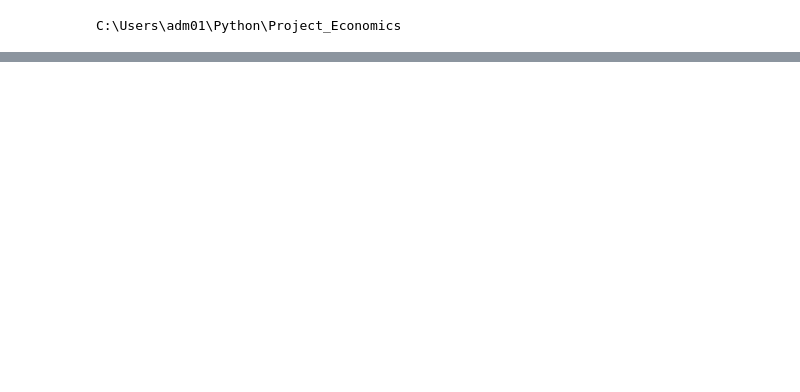
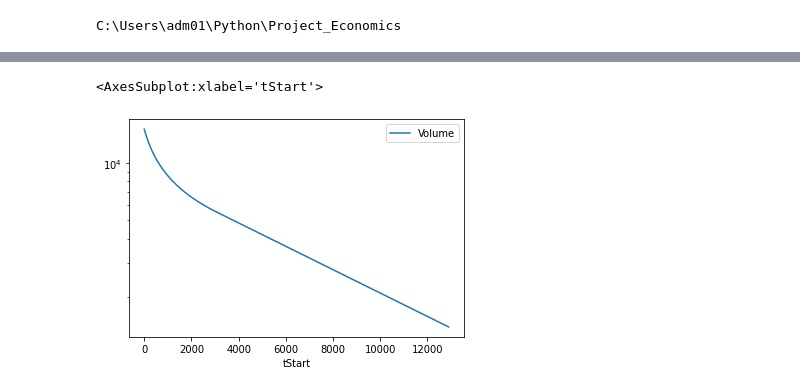
Before and after one commit to adm0104/Project_Economics, a Jupyter notebook: econ_testing.ipynb, the cells around one changed output, grey strips where cells are left out. Saved outputs shown, nothing was run; the diff lists cells and outputs as text; code cells hidden in the pictures; blank space fills up the shorter version.

```diff
--- a/econ_testing.ipynb
+++ b/econ_testing.ipynb
@@ -93,0 +104,5 @@ testcase.timeSeries
+# %%
+testcase.timeSeries.plot('tStart', 'Volume', logy = True)
+# %% [output]
+<AxesSubplot:xlabel='tStart'>
+[figure, added]
```
Also changed, not shown: parts of 10 cells of this notebook, 1 other file.
